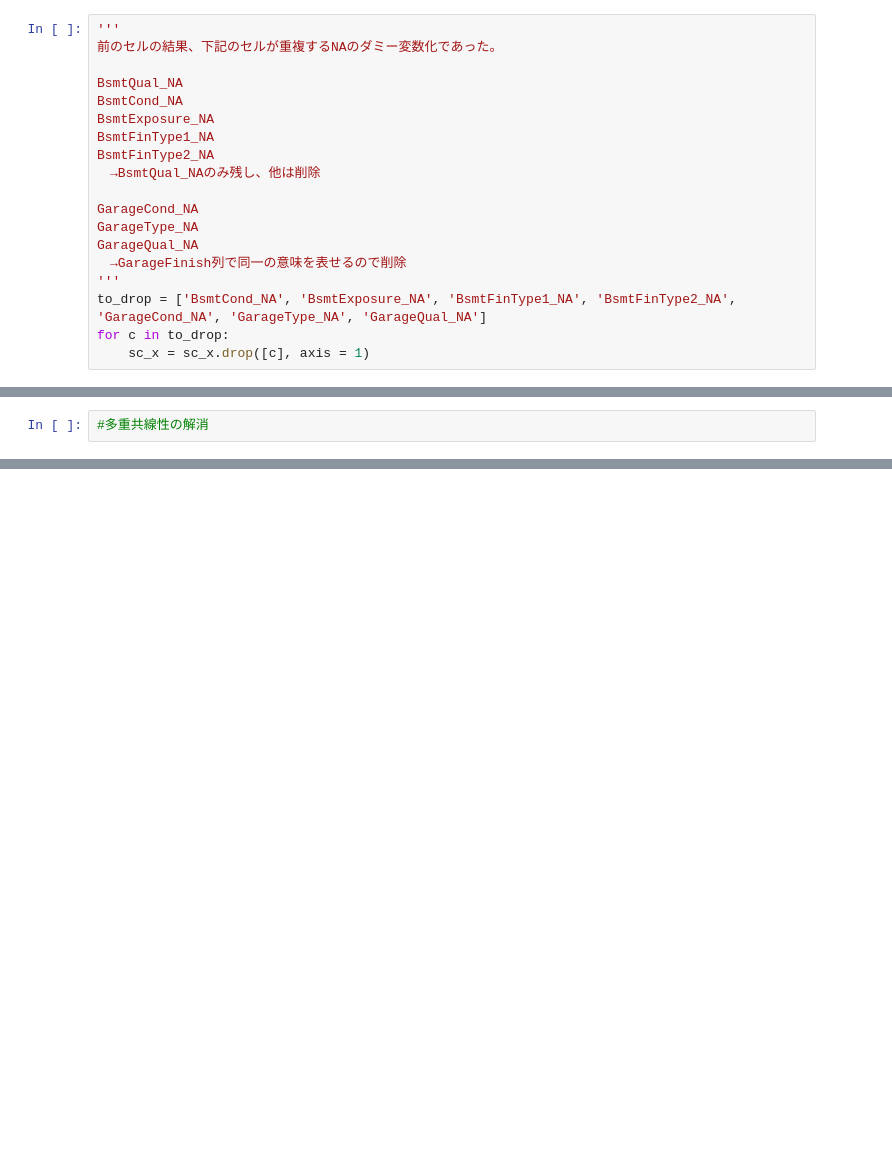
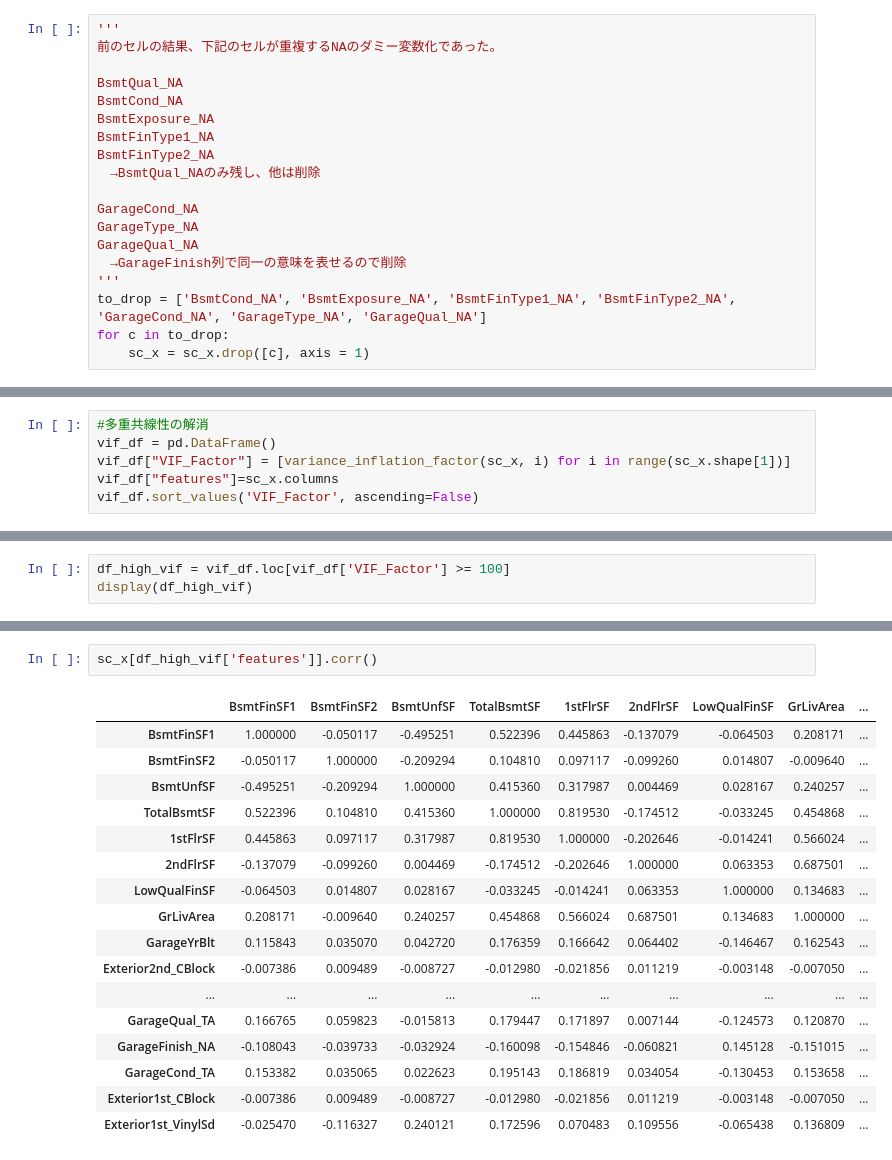
Before and after one commit to Udon-datascience/opendata_analysis, a Jupyter notebook: 4/4_analysis.ipynb, the cells around one changed output, grey strips where cells are left out. Saved outputs shown, nothing was run; the diff lists cells and outputs as text; blank space fills up the shorter version.

Commit message:
solve high VIF

```diff
--- a/4/4_analysis.ipynb
+++ b/4/4_analysis.ipynb
@@ -359,2 +358,6 @@ print(f'完成したmodel4のスコア＝{sum(result['test_score'])/len(result['
 # %%
 #多重共線性の解消
+vif_df = pd.DataFrame()
+vif_df["VIF_Factor"] = [variance_inflation_factor(sc_x, i) for i in range(sc_x.shape[1])]
+vif_df["features"]=sc_x.columns
+vif_df.sort_values('VIF_Factor', ascending=False)
@@ -362,0 +378,3 @@ print(f'完成したmodel4のスコア＝{sum(result['test_score'])/len(result['
+# %%
+df_high_vif = vif_df.loc[vif_df['VIF_Factor'] >= 100]
+display(df_high_vif)
@@ -362,0 +399,20 @@ print(f'完成したmodel4のスコア＝{sum(result['test_score'])/len(result['
+# %%
+sc_x[df_high_vif['features']].corr()
+# %% [output]
+|  | BsmtFinSF1 | BsmtFinSF2 | BsmtUnfSF | TotalBsmtSF | 1stFlrSF | 2ndFlrSF | LowQualFinSF | GrLivArea | ... |
+| BsmtFinSF1 | 1.000000 | -0.050117 | -0.495251 | 0.522396 | 0.445863 | -0.137079 | -0.064503 | 0.208171 | ... |
+| BsmtFinSF2 | -0.050117 | 1.000000 | -0.209294 | 0.104810 | 0.097117 | -0.099260 | 0.014807 | -0.009640 | ... |
+| BsmtUnfSF | -0.495251 | -0.209294 | 1.000000 | 0.415360 | 0.317987 | 0.004469 | 0.028167 | 0.240257 | ... |
+| TotalBsmtSF | 0.522396 | 0.104810 | 0.415360 | 1.000000 | 0.819530 | -0.174512 | -0.033245 | 0.454868 | ... |
+| 1stFlrSF | 0.445863 | 0.097117 | 0.317987 | 0.819530 | 1.000000 | -0.202646 | -0.014241 | 0.566024 | ... |
+| 2ndFlrSF | -0.137079 | -0.099260 | 0.004469 | -0.174512 | -0.202646 | 1.000000 | 0.063353 | 0.687501 | ... |
+| LowQualFinSF | -0.064503 | 0.014807 | 0.028167 | -0.033245 | -0.014241 | 0.063353 | 1.000000 | 0.134683 | ... |
+| GrLivArea | 0.208171 | -0.009640 | 0.240257 | 0.454868 | 0.566024 | 0.687501 | 0.134683 | 1.000000 | ... |
+| GarageYrBlt | 0.115843 | 0.035070 | 0.042720 | 0.176359 | 0.166642 | 0.064402 | -0.146467 | 0.162543 | ... |
+| Exterior2nd_CBlock | -0.007386 | 0.009489 | -0.008727 | -0.012980 | -0.021856 | 0.011219 | -0.003148 | -0.007050 | ... |
+| ... | ... | ... | ... | ... | ... | ... | ... | ... | ... |
+| GarageQual_TA | 0.166765 | 0.059823 | -0.015813 | 0.179447 | 0.171897 | 0.007144 | -0.124573 | 0.120870 | ... |
+| GarageFinish_NA | -0.108043 | -0.039733 | -0.032924 | -0.160098 | -0.154846 | -0.060821 | 0.145128 | -0.151015 | ... |
+| GarageCond_TA | 0.153382 | 0.035065 | 0.022623 | 0.195143 | 0.186819 | 0.034054 | -0.130453 | 0.153658 | ... |
+| Exterior1st_CBlock | -0.007386 | 0.009489 | -0.008727 | -0.012980 | -0.021856 | 0.011219 | -0.003148 | -0.007050 | ... |
+| Exterior1st_VinylSd | -0.025470 | -0.116327 | 0.240121 | 0.172596 | 0.070483 | 0.109556 | -0.065438 | 0.136809 | ... |
```
Also changed, not shown: parts of 20 cells of this notebook.
